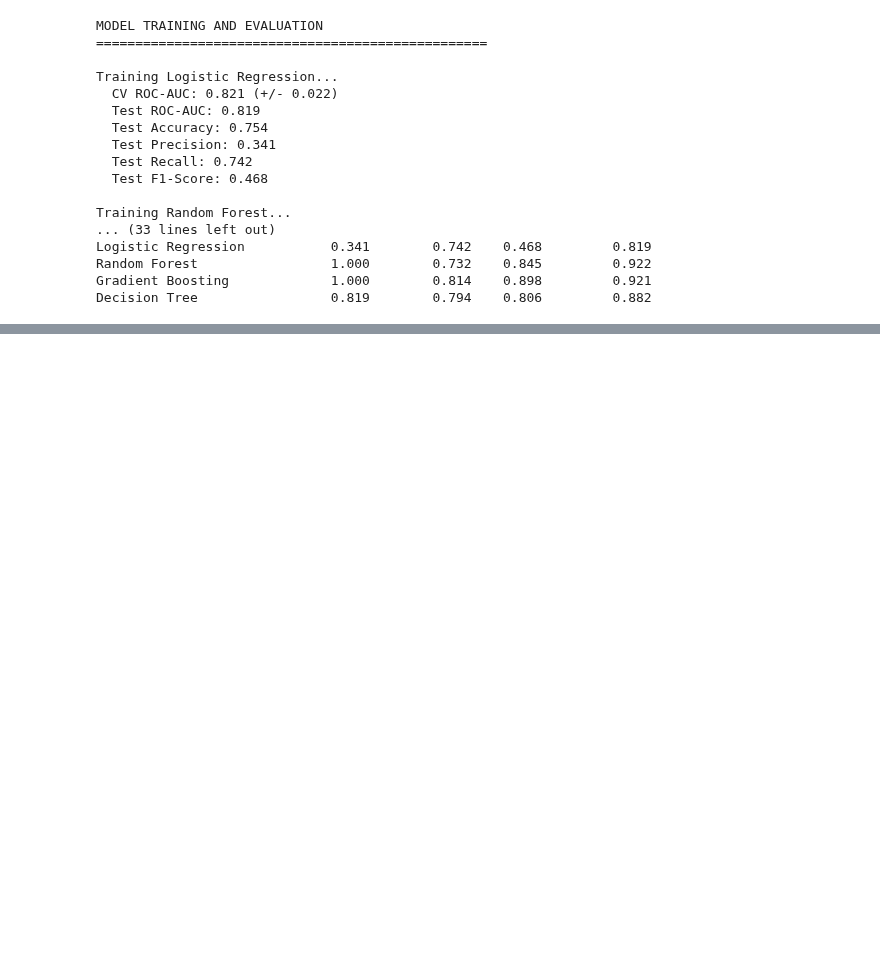
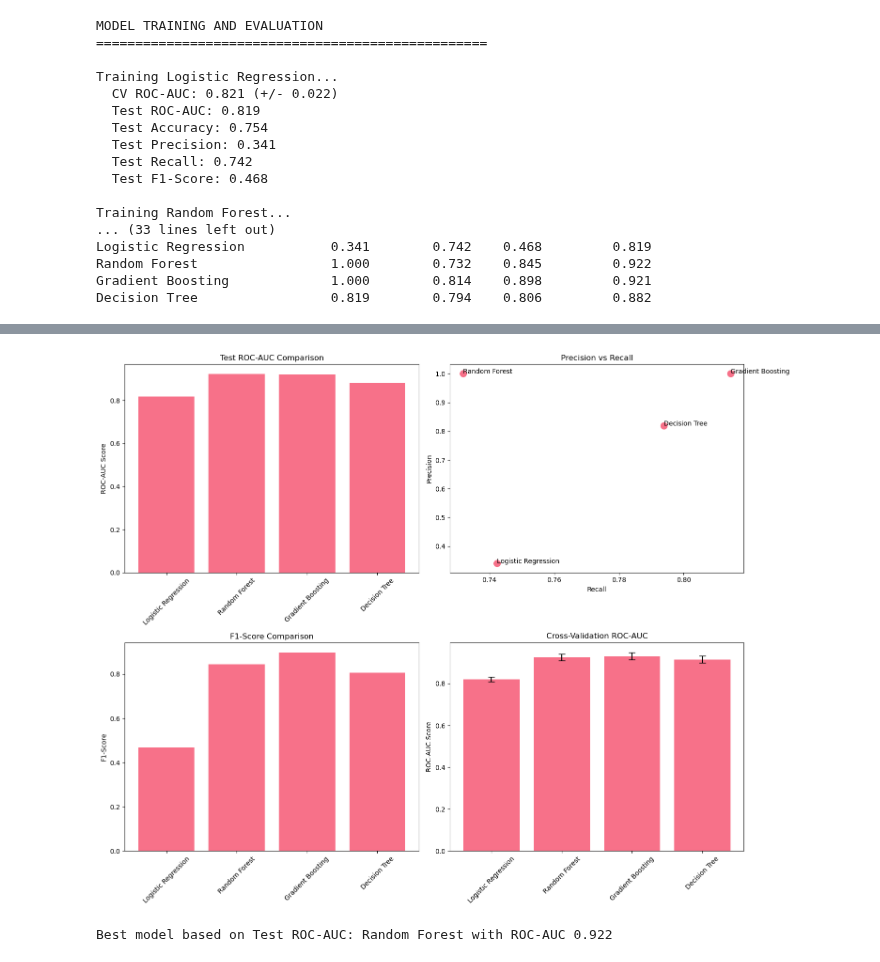
Before and after one commit to Tdoggie/phase-3-project, a Jupyter notebook: index.ipynb, the cells around one changed output, grey strips where cells are left out. Saved outputs shown, nothing was run; the diff lists cells and outputs as text; code cells hidden in the pictures; blank space fills up the shorter version.

Commit message:
complete Model Performance Visualization

```diff
--- a/index.ipynb
+++ b/index.ipynb
@@ -583,0 +590,41 @@ The ensemble methods (Random Forest and Gradient Boosting) achieve perfect preci
+# %%
+# Plot model comparison
+fig, axes = plt.subplots(2, 2, figsize=(15, 12))
+
+# ROC-AUC comparison
+axes[0, 0].bar(results_df.index, results_df['Test_ROC_AUC'])
+axes[0, 0].set_title('Test ROC-AUC Comparison')
+axes[0, 0].set_ylabel('ROC-AUC Score')
+axes[0, 0].tick_params(axis='x', rotation=45)
+
+# Precision vs Recall
+axes[0, 1].scatter(results_df['Test_Recall'], results_df['Test_Precision'], s=100)
+for i, model in enumerate(results_df.index):
+    axes[0, 1].annotate(model, (results_df['Test_Recall'].iloc[i], results_df['Test_Precision'].iloc[i]))
+axes[0, 1].set_xlabel('Recall')
+axes[0, 1].set_ylabel('Precision')
+axes[0, 1].set_title('Precision vs Recall')
+
+# F1-Score comparison
+axes[1, 0].bar(results_df.index, results_df['Test_F1'])
+axes[1, 0].set_title('F1-Score Comparison')
+axes[1, 0].set_ylabel('F1-Score')
+axes[1, 0].tick_params(axis='x', rotation=45)
+
+# CV ROC-AUC with error bars
+axes[1, 1].bar(results_df.index, results_df['CV_ROC_AUC_Mean'],
+               yerr=results_df['CV_ROC_AUC_Std'], capsize=5)
+axes[1, 1].set_title('Cross-Validation ROC-AUC')
+axes[1, 1].set_ylabel('ROC-AUC Score')
+axes[1, 1].tick_params(axis='x', rotation=45)
+
+plt.tight_layout()
+plt.show()
+
+# Select best model based on ROC-AUC
+best_model_name = results_df['Test_ROC_AUC'].idxmax()
+best_model = trained_models[best_model_name]
+print(f"\nBest model based on Test ROC-AUC: {best_model_name} with ROC-AUC {results_df['Test_ROC_AUC'].max():.3f}")
+# %% [output]
+[figure, added]
+Best model based on Test ROC-AUC: Random Forest with ROC-AUC 0.922
```
Also changed, not shown: parts of 4 cells of this notebook.
